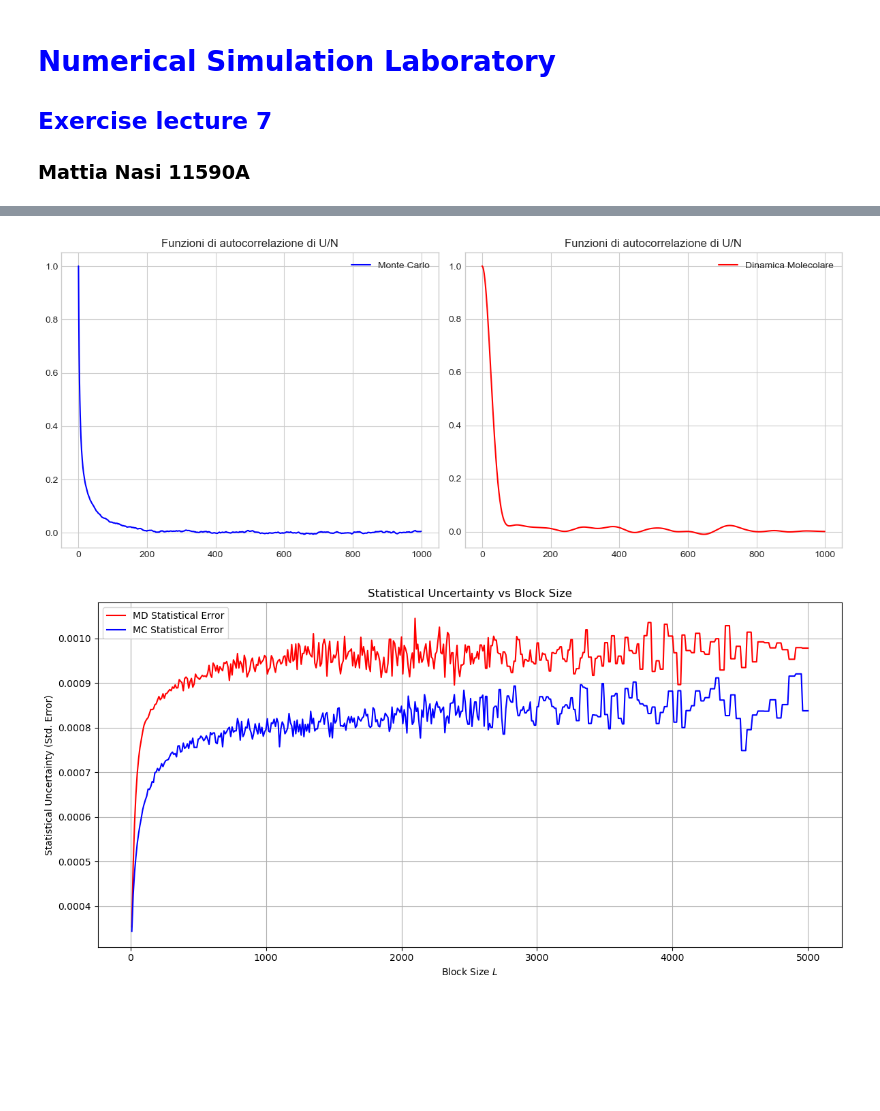
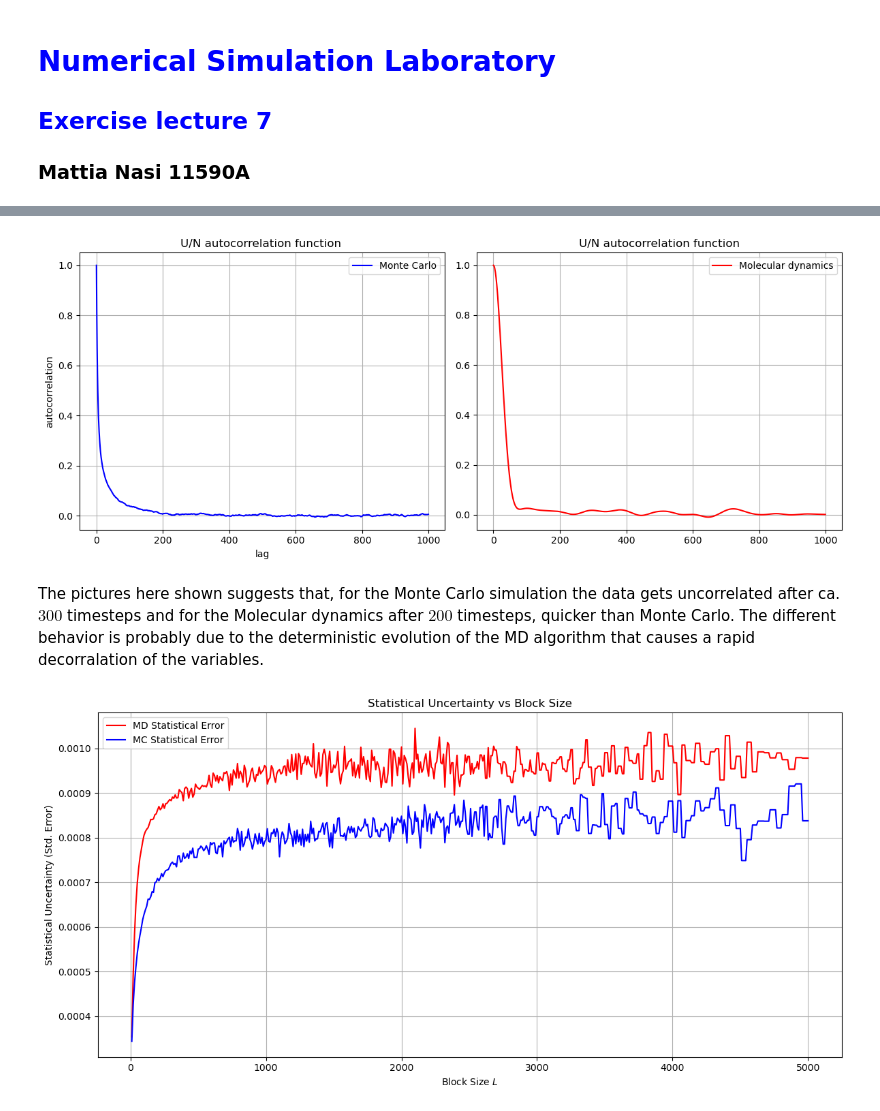
Before and after one commit to mattianasi/Numerical_simulation_laboratory, a Jupyter notebook: Lezione 7/Ex7.ipynb, the cells around one changed output, grey strips where cells are left out. Cells and saved outputs as stored; diff of their text form; code cells hidden in the pictures; blank space fills up the shorter version.

```diff
--- a/Lezione 7/Ex7.ipynb
+++ b/Lezione 7/Ex7.ipynb
@@ -32,37 +42,43 @@ for i in range(0,1000):
     e_MD = 0.0
     for j in range( t_max - i ):
         a_MC += U_MC[j] * U_MC[j+i]
         a_MD += U_MD[j] * U_MD[j+i]
         b_MC += U_MC[j]
         b_MD += U_MD[j]
         c_MC += U_MC[j+i]
         c_MD += U_MD[j+i]
     for k in range ( t_max):
         d_MC += U_MC[k] * U_MC[k]
         d_MD += U_MD[k] * U_MD[k]
         e_MC += U_MC[k]
         e_MD += U_MD[k]
     autocorrelation_MC.append(( (1. / (t_max - i) * a_MC ) - 1./(t_max - i) * b_MC * 1./(t_max - i) * c_MC ) / ( (1./ t_max) * d_MC - ( (1./ t_max) * e_MC )**2 ))
     autocorrelation_MD.append(( (1. / (t_max - i) * a_MD ) - 1./(t_max - i) * b_MD * 1./(t_max - i) * c_MD ) / ( (1./ t_max) * d_MD - ( (1./ t_max) * e_MD )**2 ))
     t_calcolati.append(i)
 
 
 fig, axes = plt.subplots(1, 2, figsize=(12, 5))
 
 axes[0].plot(t_calcolati, autocorrelation_MC,  color='b', label='Monte Carlo')
-axes[0].set_title("Funzioni di autocorrelazione di U/N")
+axes[0].set_title("U/N autocorrelation function ")
+axes[0].set_ylabel("autocorrelation")
+axes[0].set_xlabel("lag")
 axes[0].legend()
 axes[0].grid(True)
 
-axes[1].plot(t_calcolati, autocorrelation_MD,  color='r', label='Dinamica Molecolare')
-axes[1].set_title("Funzioni di autocorrelazione di U/N")
+axes[1].plot(t_calcolati, autocorrelation_MD,  color='r', label='Molecular dynamics')
+axes[1].set_title("U/N autocorrelation function")
+axes[0].set_ylabel("autocorrelation")
+axes[0].set_xlabel("lag")
 axes[1].legend()
 axes[1].grid(True)
 
 plt.tight_layout()
 plt.show()
 # %% [output]
-[figure, old version]
+[figure, new version]
+# %% [markdown]
+The pictures here shown suggests that, for the Monte Carlo simulation the data gets uncorrelated after ca. $300$ timesteps and for the Molecular dynamics after $200$ timesteps, quicker than Monte Carlo. The different behavior is probably due to the deterministic evolution of the MD algorithm that causes a rapid decorralation of the variables.
 # %%
 import numpy as np
 import matplotlib.pyplot as plt
```
Also changed, not shown: parts of 5 cells of this notebook, 1 other file.
